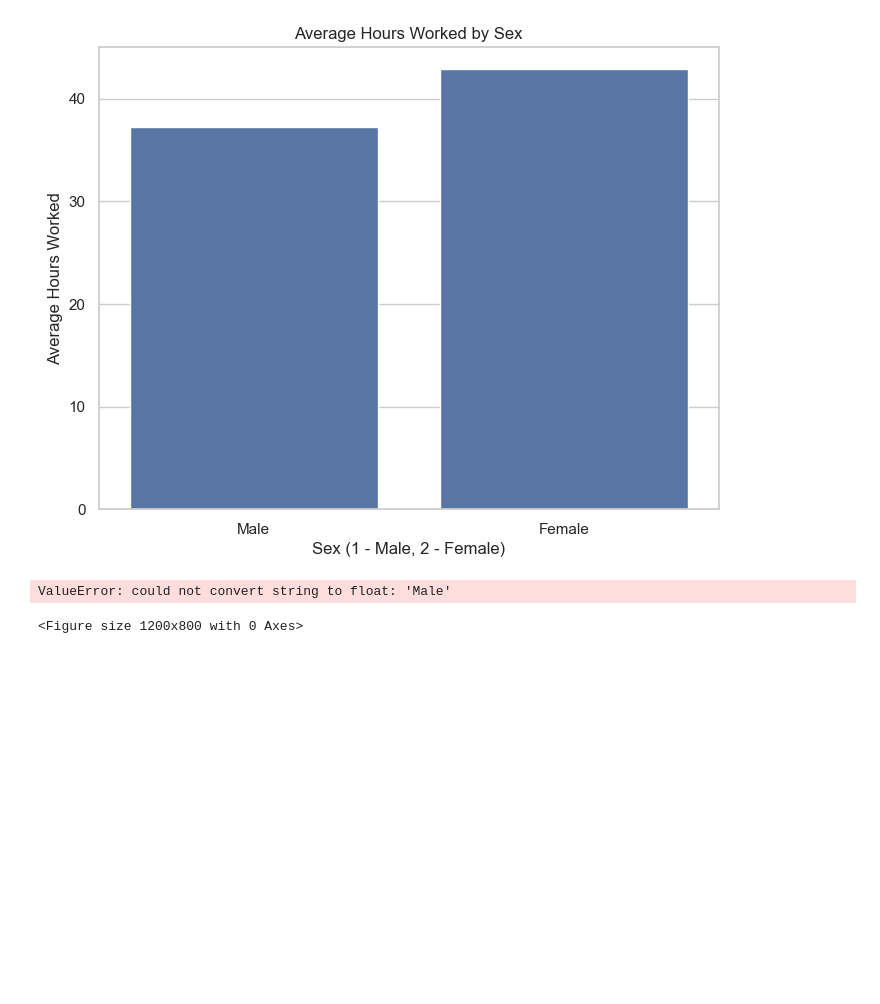
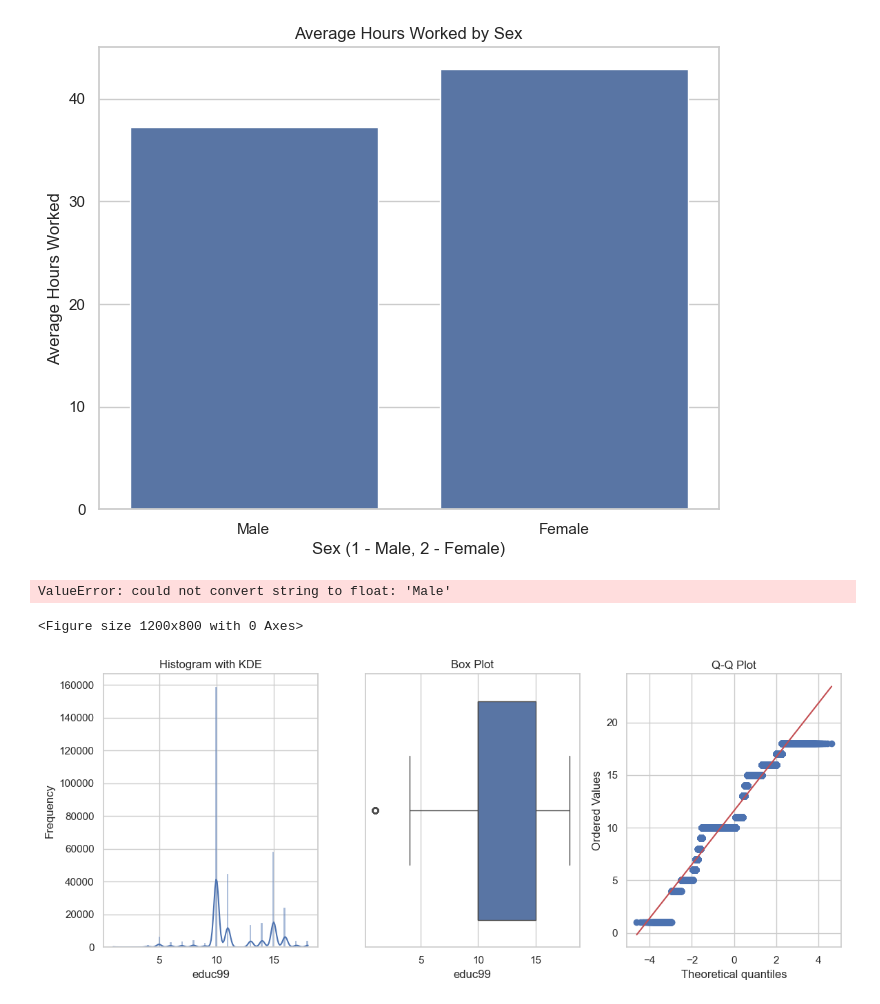
Before and after one commit to dhyutin/msai339-data-science-project, a Jupyter notebook: data_preprocessing.ipynb, the cells around one changed output. Saved outputs shown, nothing was run; the diff lists cells and outputs as text; code cells hidden in the pictures; blank space fills up the shorter version.

```diff
--- a/data_preprocessing.ipynb
+++ b/data_preprocessing.ipynb
@@ -879,3 +879,38 @@ plt.show()
 [figure]
 ValueError: could not convert string to float: 'Male'
 <Figure size 1200x800 with 0 Axes>
+# %%
+import pandas as pd
+import seaborn as sns
+import matplotlib.pyplot as plt
+import scipy.stats as stats
+
+# Choose a numerical column to check for normality
+column_to_check = 'incwage'  # Change this to your column of interest
+column_to_check = 'uhrswork'
+column_to_check = 'educ99'
+
+# Step 1: Histogram
+plt.figure(figsize=(12, 5))
+
+plt.subplot(1, 3, 1)
+sns.histplot(new_data[column_to_check], kde=True)
+plt.title('Histogram with KDE')
+plt.xlabel(column_to_check)
+plt.ylabel('Frequency')
+
+# Step 2: Box Plot
+plt.subplot(1, 3, 2)
+sns.boxplot(x=new_data[column_to_check])
+plt.title('Box Plot')
+plt.xlabel(column_to_check)
+
+# Step 3: Q-Q Plot
+plt.subplot(1, 3, 3)
+stats.probplot(new_data[column_to_check].dropna(), dist="norm", plot=plt)
+plt.title('Q-Q Plot')
+
+plt.tight_layout()
+plt.show()
+# %% [output]
+[figure, added]
```
Also changed, not shown: parts of 4 cells of this notebook.
